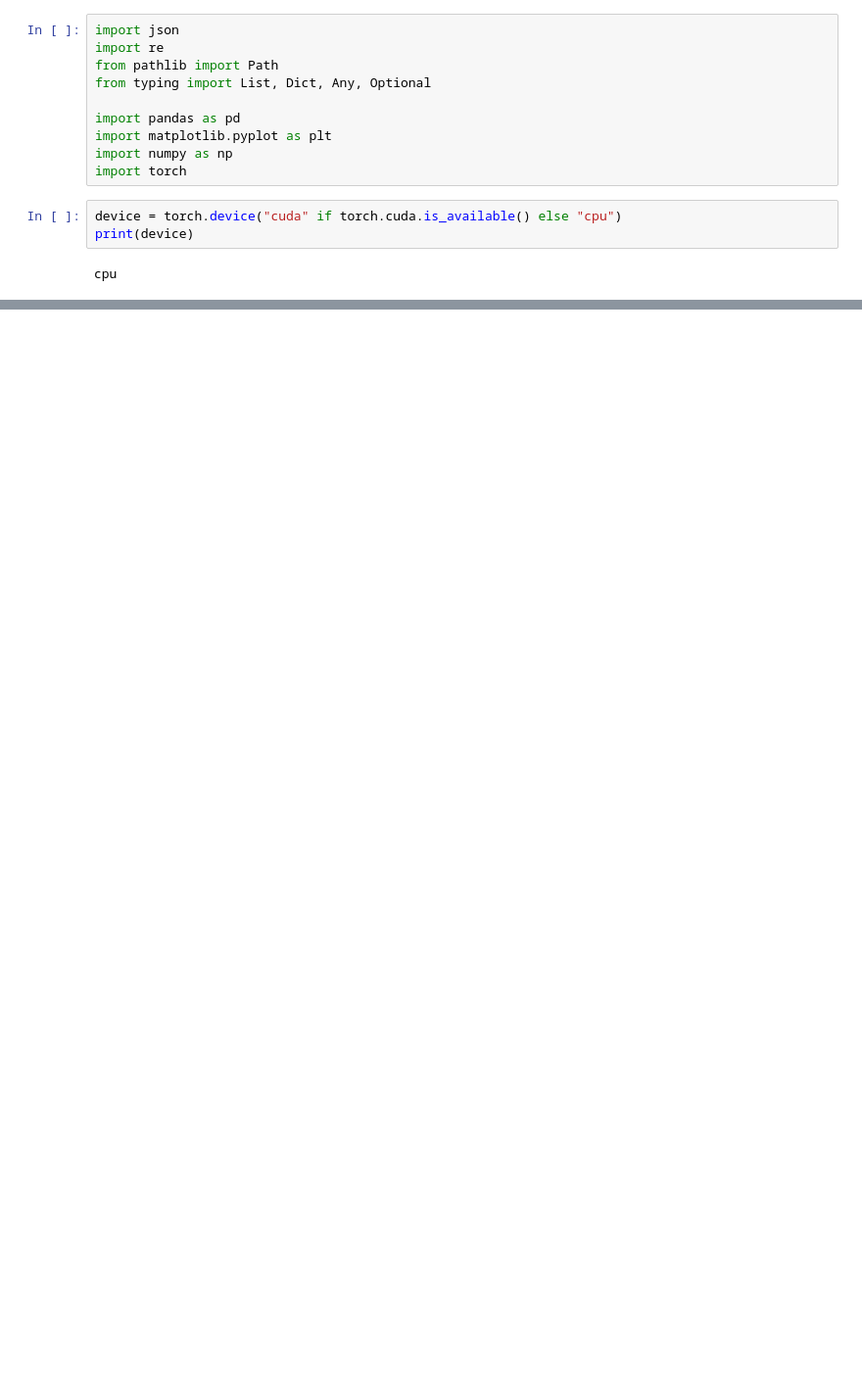
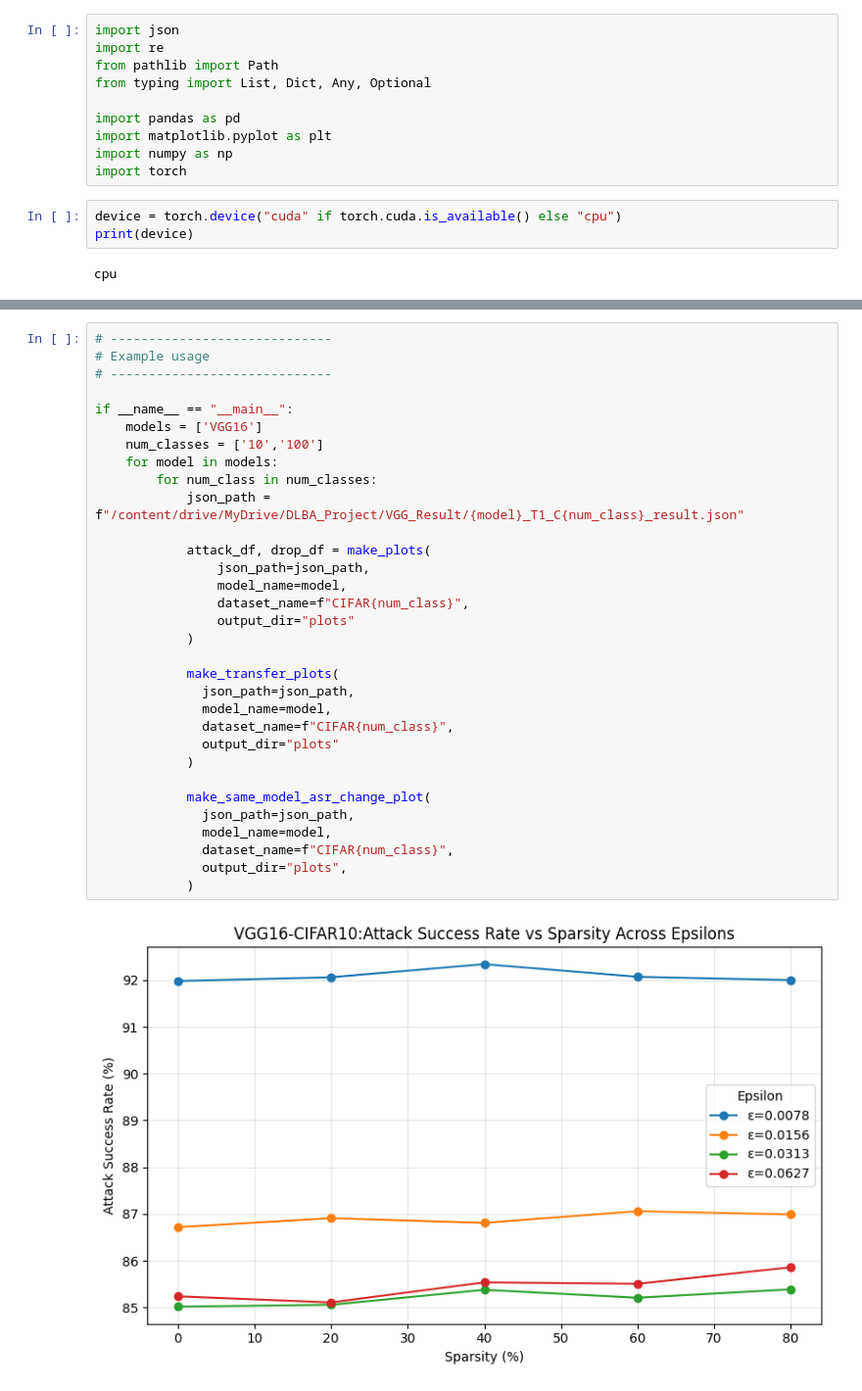
Before and after one commit to NaziaAfreen015/CSC791-DLBA, a Jupyter notebook: bars_and_charts.ipynb, the cells around one changed output, grey strips where cells are left out. Shown at 98% size. Saved outputs shown, nothing was run; the diff lists cells and outputs as text; blank space fills up the shorter version.

Commit message:
FGSM chart code for vgg done

```diff
--- a/bars_and_charts.ipynb
+++ b/bars_and_charts.ipynb
@@ -1122,0 +585,34 @@ for model in models:
+# %%
+# -----------------------------
+# Example usage
+# -----------------------------
+
+if __name__ == "__main__":
+    models = ['VGG16']
+    num_classes = ['10','100']
+    for model in models:
+        for num_class in num_classes:
+            json_path = f"/content/drive/MyDrive/DLBA_Project/VGG_Result/{model}_T1_C{num_class}_result.json"
+
+            attack_df, drop_df = make_plots(
+                json_path=json_path,
+                model_name=model,
+                dataset_name=f"CIFAR{num_class}",
+                output_dir="plots"
+            )
+
+            make_transfer_plots(
+              json_path=json_path,
+              model_name=model,
+              dataset_name=f"CIFAR{num_class}",
+              output_dir="plots"
+            )
+
+            make_same_model_asr_change_plot(
+              json_path=json_path,
+              model_name=model,
+              dataset_name=f"CIFAR{num_class}",
+              output_dir="plots",
+            )
+# %% [output]
+[figure, added]
```
Also changed, not shown: parts of 13 cells of this notebook.
